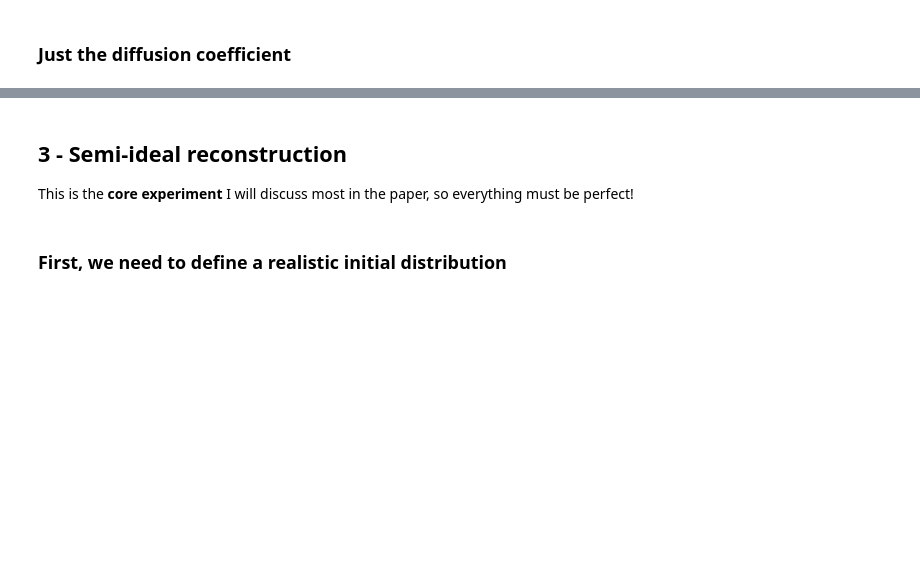
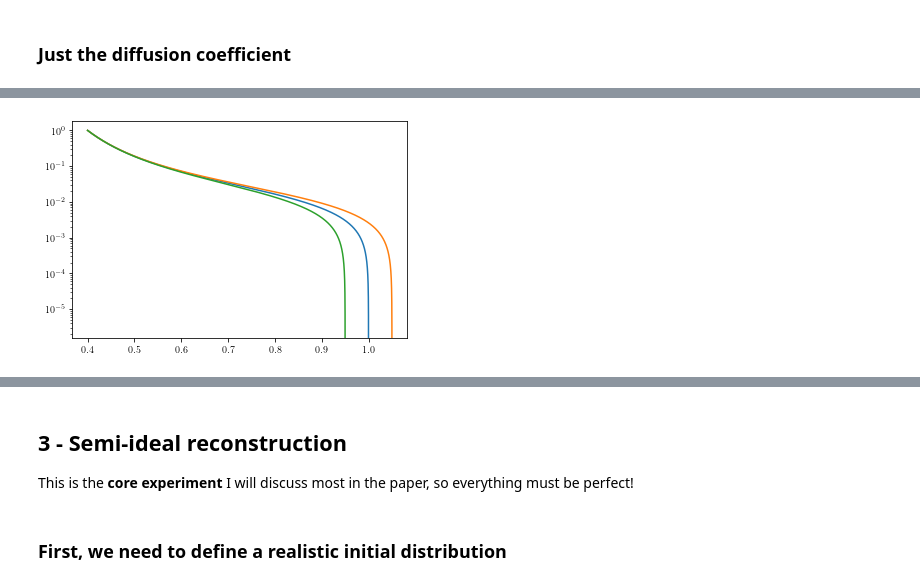
Before and after one commit to carlidel/more_about_nekhoroshev_diffusion, a Jupyter notebook: PLOTS_FOR_PAPER.ipynb, the cells around one changed output, grey strips where cells are left out. Drawn from its saved outputs; the diff is of its cells as text; code cells hidden in the pictures; blank space fills up the shorter version.

```diff
--- a/PLOTS_FOR_PAPER.ipynb
+++ b/PLOTS_FOR_PAPER.ipynb
@@ -31,3 +33,4 @@ import nekhoroshev_tools as nt
 # %%
 plt.rc('text', usetex=True)
 plt.rc('font', family='serif')
+matplotlib.rcParams['text.latex.preamble'] = r'\usepackage{amsmath}'
@@ -178,0 +205,27 @@ plt.yscale("log")
+# %%
+I_min = 0.4
+I_max = 1.0
+c = nt.standard_c(0.0, I_max, I_star, exponent)
+sampling = 10000
+
+
+I = np.linspace(I_min, I_max+gap, sampling)
+
+I0 = nt.stationary_dist(I, I_max, I_star, exponent, c)
+I0[I0 < 0] = 0.0
+
+I0_bis = nt.stationary_dist(I, I_max + gap, I_star, exponent, c)
+
+I0_ter = nt.stationary_dist(I, I_max - gap, I_star, exponent, c)
+I0_ter[I0_ter < 0] = 0.0
+
+I0 /= I0[0]
+I0_bis /= I0_bis[0]
+I0_ter /= I0_ter[0]
+# %%
+plt.plot(I, I0)
+plt.plot(I, I0_bis)
+plt.plot(I, I0_ter)
+plt.yscale("log")
+# %% [output]
+[figure, added]
```
Also changed, not shown: parts of 104 cells of this notebook.
